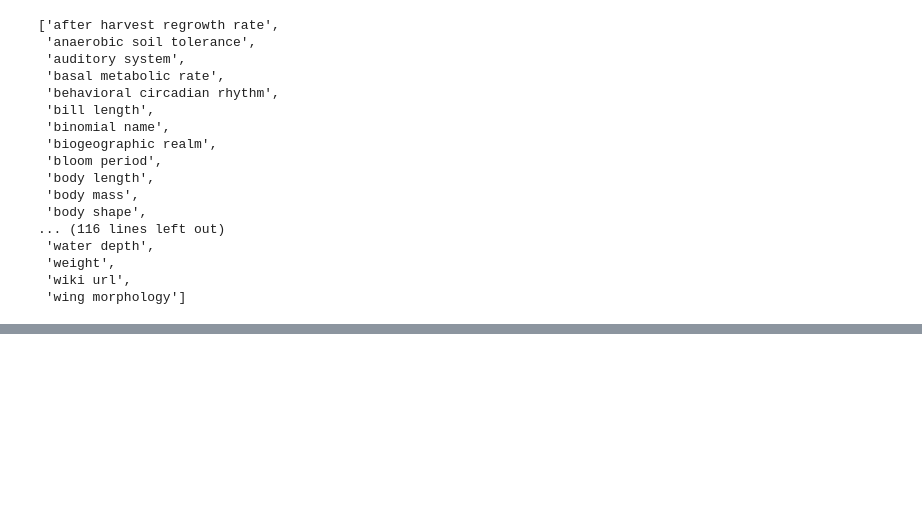
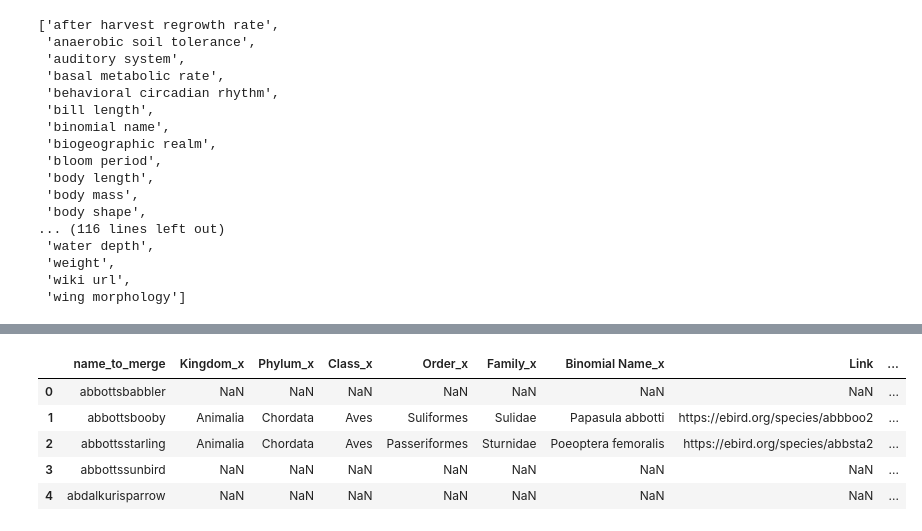
Before and after one commit to Mahanth-Maha/birds, a Jupyter notebook: Week1_Strucured_Data_Gen/Final_Merge.ipynb, the cells around one changed output, grey strips where cells are left out. Cells and saved outputs as stored; diff of their text form; code cells hidden in the pictures; blank space fills up the shorter version.

```diff
--- a/Week1_Strucured_Data_Gen/Final_Merge.ipynb
+++ b/Week1_Strucured_Data_Gen/Final_Merge.ipynb
@@ -520,0 +539,36 @@ sorted([i.lower() for i in comb_col])
+# %%
+pd.set_option('display.max_rows', 500)
+pd.set_option('display.max_columns', 500)
+pd.set_option('display.width', 1000)
+# %%
+import numpy as np
+def merge_maha(df,A,B,C,defa=False):
+    if defa:
+        defa = B
+    else:
+        defa = A
+    m1 = ~df[A].isna()
+    # df['m1'] = m1
+    m2 = ~df[B].isna()
+    # df['m2'] = m2
+    df[C] = np.select([m1, m2, m1 | m2],[df[A],df[B],df[A]],default=df[defa])
+    # df = df.drop([A,B])
+    return df
+# %%
+# names_ebird_wiki = merge_maha(names_ebird_wiki,'Kingdom_x','Kingdom_y','Kingdom')
+# merge_maha(names_ebird_wiki,'Kingdom_x','Kingdom_y','Kingdom')
+names_ebird_wiki = merge_maha(names_ebird_wiki,'Family_x','Family_y','Family')
+names_ebird_wiki = merge_maha(names_ebird_wiki,'Kingdom_x','Kingdom_y','Kingdom')
+names_ebird_wiki = merge_maha(names_ebird_wiki,'Phylum_x','Phylum_y','Phylum')
+names_ebird_wiki = merge_maha(names_ebird_wiki,'Class_x','Class_y','Class')
+names_ebird_wiki = merge_maha(names_ebird_wiki,'Order_x','Order_y','Order')
+# %%
+names_ebird_wiki = merge_maha(names_ebird_wiki,'Binomial Name_x','Binomial Name_y','Binomial Name')
+names_ebird_wiki.head(5)
+# %% [output]
+|  | name_to_merge | Kingdom_x | Phylum_x | Class_x | Order_x | Family_x | Binomial Name_x | Link | ... |
+| 0 | abbottsbabbler | NaN | NaN | NaN | NaN | NaN | NaN | NaN | ... |
+| 1 | abbottsbooby | Animalia | Chordata | Aves | Suliformes | Sulidae | Papasula abbotti | https://ebird.org/species/abbboo2 | ... |
+| 2 | abbottsstarling | Animalia | Chordata | Aves | Passeriformes | Sturnidae | Poeoptera femoralis | https://ebird.org/species/abbsta2 | ... |
+| 3 | abbottssunbird | NaN | NaN | NaN | NaN | NaN | NaN | NaN | ... |
+| 4 | abdalkurisparrow | NaN | NaN | NaN | NaN | NaN | NaN | NaN | ... |
```
Also changed, not shown: parts of 16 cells of this notebook, 10 other files.
